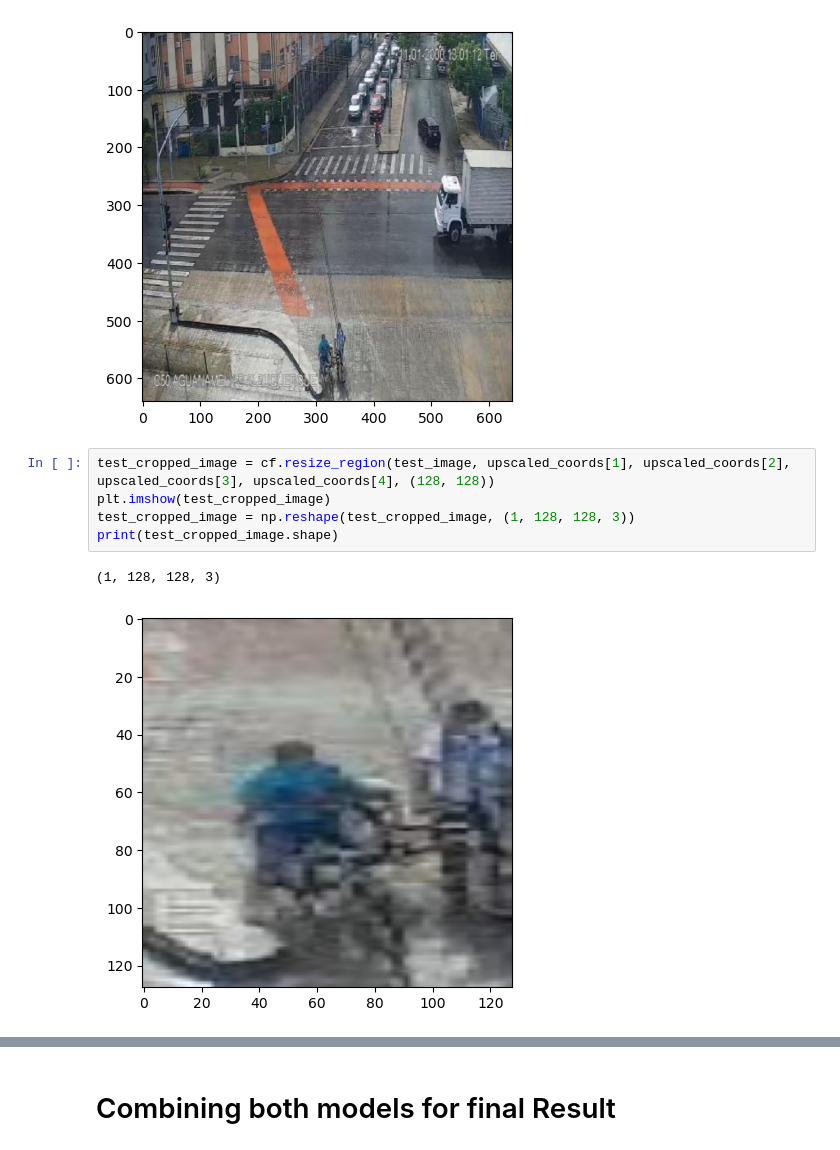
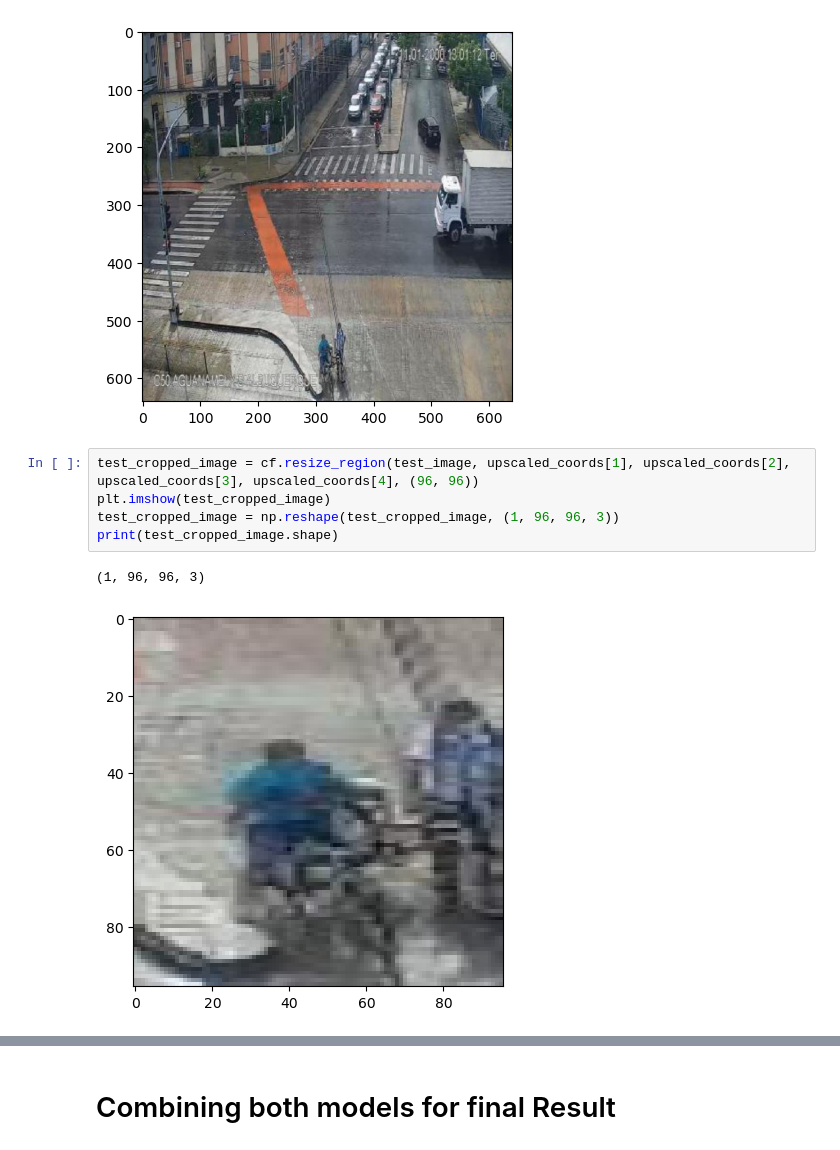
Before and after one commit to AsimWattoo/Traffic_Object_Detection_TensorFlow, a Jupyter notebook: RCNN.ipynb, the cells around one changed output, grey strips where cells are left out. Saved outputs shown, nothing was run; the diff lists cells and outputs as text.

```diff
--- a/RCNN.ipynb
+++ b/RCNN.ipynb
@@ -245,13 +272,13 @@ plt.imshow(modified_image)
 <matplotlib.image.AxesImage at 0x...>
 [figure]
 # %%
-test_cropped_image = cf.resize_region(test_image, upscaled_coords[1], upscaled_coords[2], upscaled_coords[3], upscaled_coords[4], (128, 128))
+test_cropped_image = cf.resize_region(test_image, upscaled_coords[1], upscaled_coords[2], upscaled_coords[3], upscaled_coords[4], (96, 96))
 plt.imshow(test_cropped_image)
-test_cropped_image = np.reshape(test_cropped_image, (1, 128, 128, 3))
+test_cropped_image = np.reshape(test_cropped_image, (1, 96, 96, 3))
 print(test_cropped_image.shape)
 # %% [output]
-(1, 128, 128, 3)
+(1, 96, 96, 3)
-[figure, old version]
+[figure, new version]
 # %%
 predictions = model.predict(test_cropped_image)
 # %% [output]
```
Also changed, not shown: parts of 18 cells of this notebook, 9 other files.
